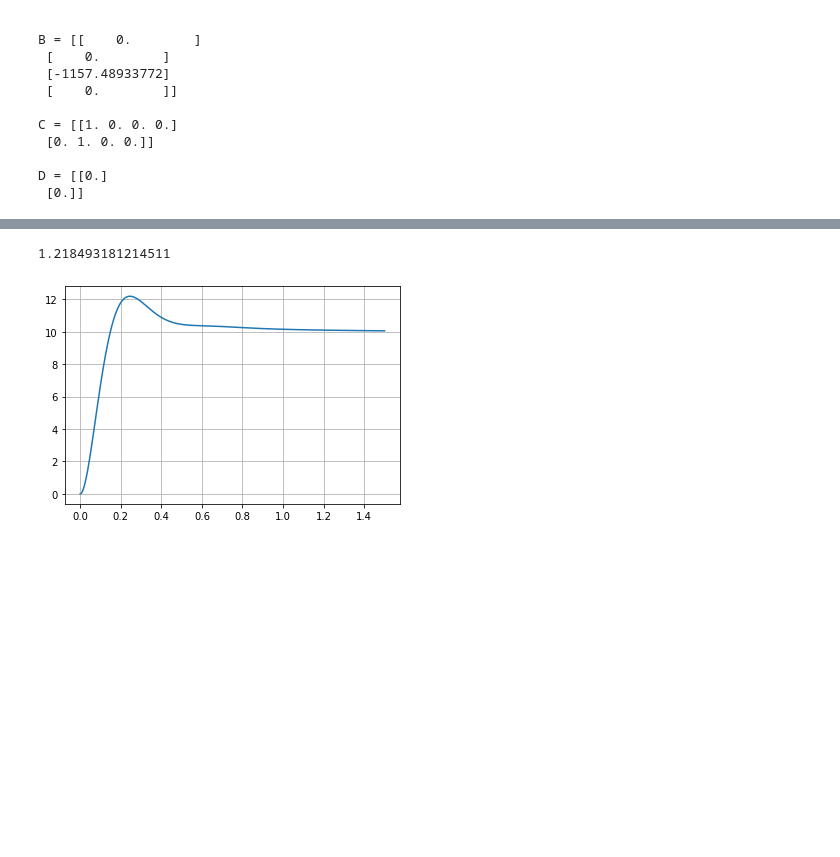
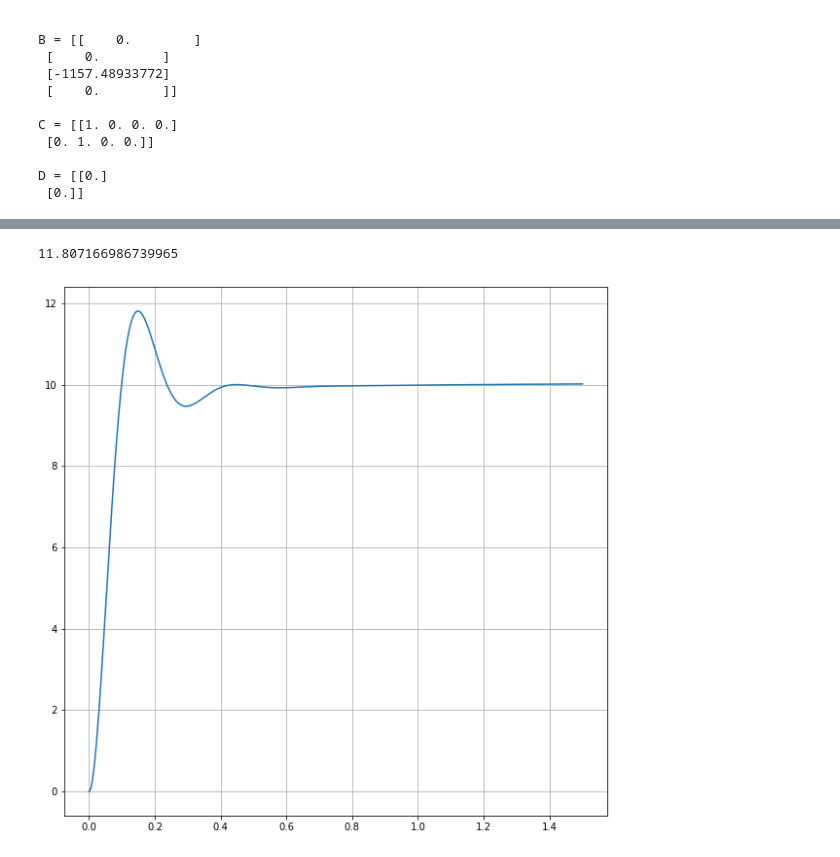
Before and after one commit to jgoppert/aae497-f19, a Jupyter notebook: homework/HW1.ipynb, the cells around one changed output, grey strips where cells are left out. Drawn from its saved outputs; the diff is of its cells as text; code cells hidden in the pictures; blank space fills up the shorter version.

```diff
--- a/homework/HW1.ipynb
+++ b/homework/HW1.ipynb
@@ -120,4 +120,4 @@ plt.plot([0, -10], [0, 10*np.cos(0.707)], '--')
 # %%
-H_PI = (s+3)/s # = 1 + 3 * (1/s) + 0*s
+H_PI = 2 + 1 * (1/s) + 0*s
 H_PI
 # %% [output]
@@ -143,12 +143,12 @@ overshoot
 # %%
 t, y = control.step_response(Gc, T=np.linspace(0, 1.5, 1000))
 plt.plot(t,10*y)
 plt.grid()
-overshoot = max(y)
+overshoot = max(10*y)
 overshoot
 # %% [output]
-1.218493181214511
+11.807166986739965
-[figure, old version]
+[figure, new version]
 # %%
 t, y = control.step_response(Gc, T=np.linspace(0, 1.5, 1000))
 plt.plot(t,100*y)
```
Also changed, not shown: parts of 11 cells of this notebook.
